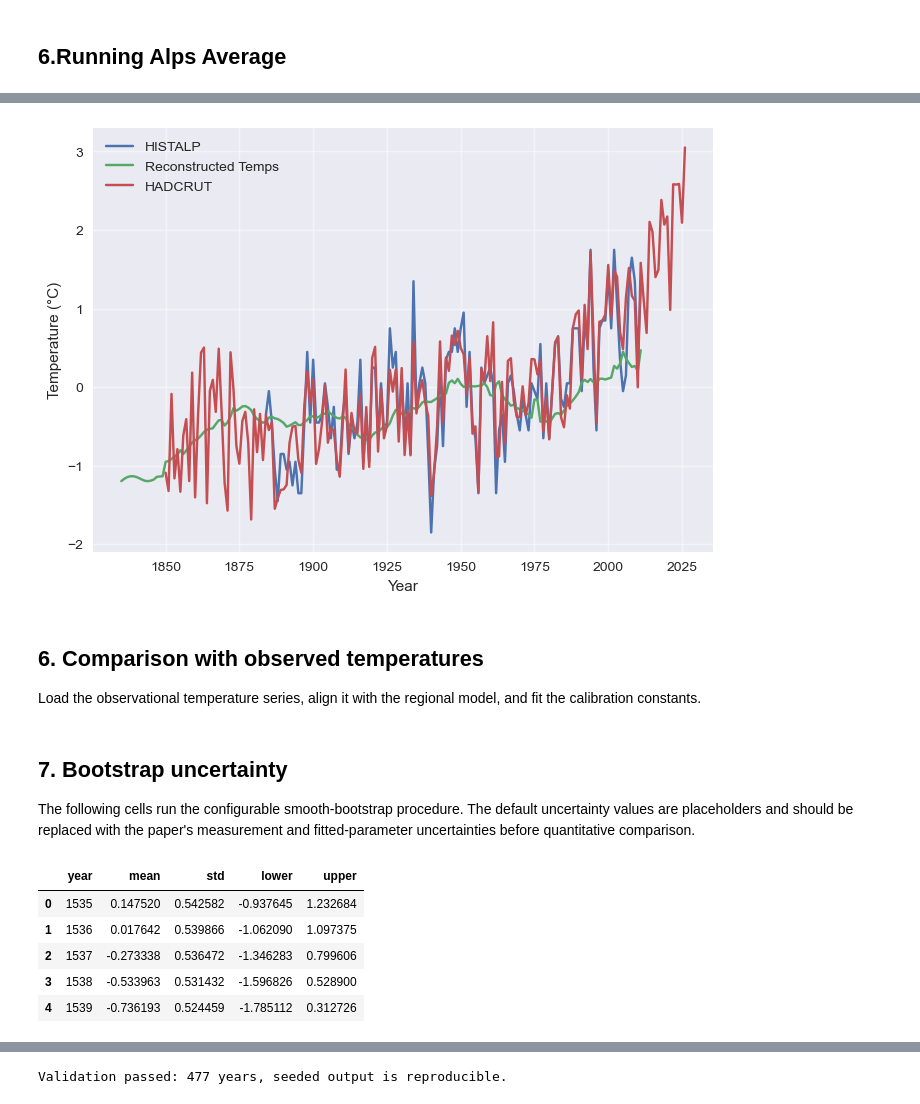
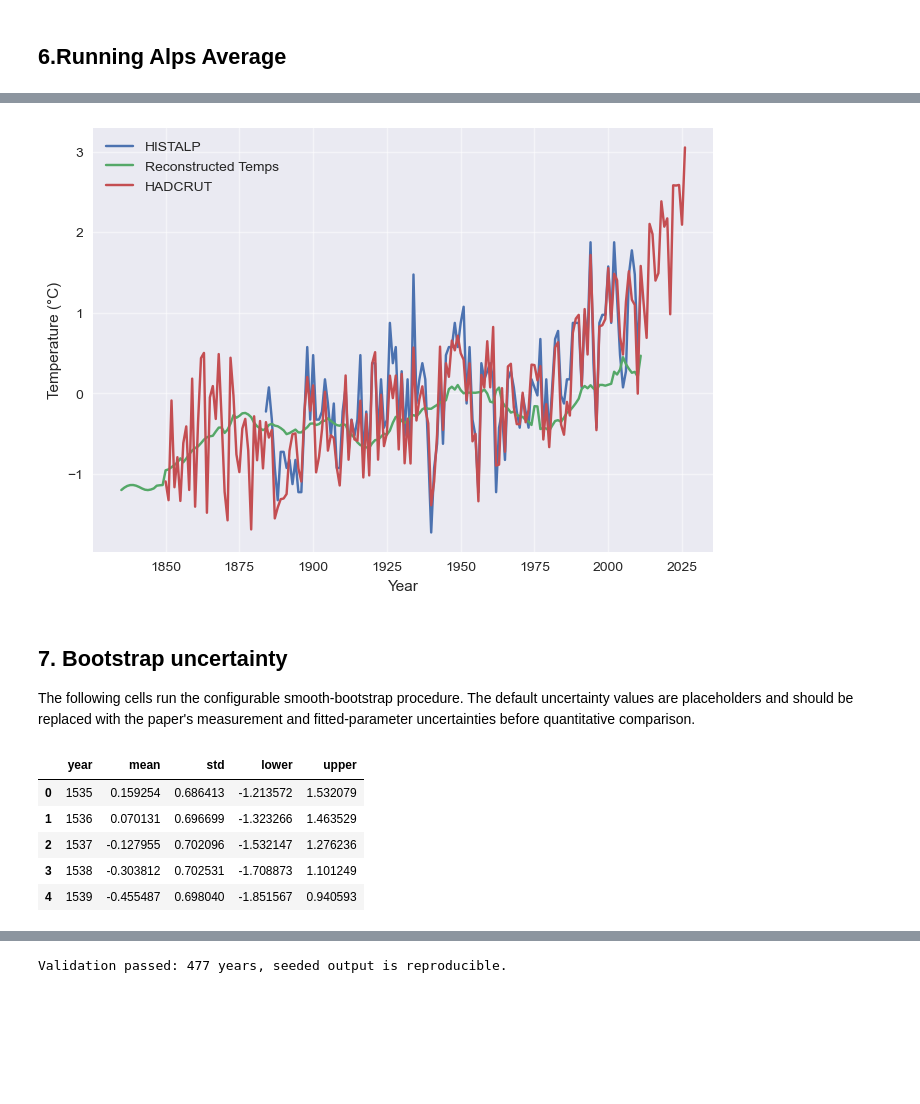
Before and after one commit to NikolajMunkKjaersgaard/EarthAndClimate, a Jupyter notebook: TemperatureReconstruction.ipynb, the cells around one changed output, grey strips where cells are left out. Drawn from its saved outputs; the diff is of its cells as text; code cells hidden in the pictures; blank space fills up the shorter version.

```diff
--- a/TemperatureReconstruction.ipynb
+++ b/TemperatureReconstruction.ipynb
@@ -205,11 +205,10 @@ def RunModel(id: float, const1 = c1, const2 = c2):
 
 Temp, ModelTime = RunModel(29, 0.001, 0.2)
 # %%
-coordinates = props.loc[ids, ["lat", "lon"]].to_numpy(dtype=float)
-latitudes = np.radians(coordinates[:, 0])
-longitudes = np.radians(coordinates[:, 1])
-#
-longitudes[None,:]-longitudes.reshape(1,-1)
+# coordinates = props.loc[ids, ["lat", "lon"]].to_numpy(dtype=float)
+# latitudes = np.radians(coordinates[:, 0])
+# longitudes = np.radians(coordinates[:, 1])
+# longitudes[None,:]-longitudes.reshape(1,-1)
 # %% [output]
 array([[0., 0., 0., 0., 0., 0., 0., 0., 0., 0., 0., 0., 0., 0., 0., 0.,
         0., 0., 0., 0., 0., 0., 0., 0., 0., 0., 0., 0., 0., 0., 0., 0.,
@@ -505,30 +421,49 @@ def load_histalp_temperature(
 # %%
+def load_histalp_temperature(
+    filepath,
+    column="jan-dec",
+    missing_value=999999,
+):
+    temperature_data = pd.read_csv(
+        filepath,
+        sep=";",
+        comment="#",
+        na_values=missing_value
+    )
+    years = temperature_data["year"].to_numpy(dtype=int)
+    temperatures = temperature_data[column].to_numpy(dtype=float) / 10.0
+    return years, temperatures
+
 true_time, true_temps = load_histalp_temperature(
     "HISTALP_AT_ADM_T01_1760_2030.csv",
-    column="jan-dec",
+    column="jan-dec"
 )
+
 HadcrutAlp = np.loadtxt('HADcrutAlps.txt')
 HadCrutTime = HadcrutAlp[:,0]
 HadCrutTemps = HadcrutAlp[:,1]
 
+temperature_data = np.genfromtxt("data.csv",delimiter=",",skip_header=2)
+TrueTemps = temperature_data[:, 1]
+TrueTime = temperature_data[:, 0]
+
+AlpsTime, AlpsTemp = RunWorldModel(0.00204,29, region=9)
+
+
 valid = np.isfinite(true_temps)
 true_temps = true_temps[valid]
 true_time = true_time[valid]
+
 #shift baseline period
-MeanMask = (true_time > 1945) & (true_time<1965)
+MeanMask = (true_time > 1961) & (true_time<1990)
 MeanTempShift = np.mean(true_temps[MeanMask])
 true_temps = true_temps-MeanTempShift
 plt.plot(true_time[:-14], true_temps[:-14] , label = 'HISTALP')
 plt.plot(AlpsTime[300:], AlpsTemp[300:], label = 'Reconstructed Temps')
 plt.plot(HadCrutTime, HadCrutTemps, label = 'HADCRUT')
 plt.xlabel("Year")
 plt.ylabel("Temperature (°C)")
 plt.legend()
 plt.show()
 # %% [output]
-[figure, old version]
+[figure, new version]
-# %% [markdown]
-
-## 6. Comparison with observed temperatures
-
-Load the observational temperature series, align it with the regional model, and fit the calibration constants.
@@ -622,15 +487,14 @@ bootstrap_result = bootstrap_temperature_ensemble(
     props,
     records,
     config=bootstrap_config,
-    region=9,
     distance_weighted=True,
 )
 
 bootstrap_result.head()
 # %% [output]
 |  | year | mean | std | lower | upper |
-| 0 | 1535 | 0.147520 | 0.542582 | -0.937645 | 1.232684 |
-| 1 | 1536 | 0.017642 | 0.539866 | -1.062090 | 1.097375 |
-| 2 | 1537 | -0.273338 | 0.536472 | -1.346283 | 0.799606 |
-| 3 | 1538 | -0.533963 | 0.531432 | -1.596826 | 0.528900 |
-| 4 | 1539 | -0.736193 | 0.524459 | -1.785112 | 0.312726 |
+| 0 | 1535 | 0.159254 | 0.686413 | -1.213572 | 1.532079 |
+| 1 | 1536 | 0.070131 | 0.696699 | -1.323266 | 1.463529 |
+| 2 | 1537 | -0.127955 | 0.702096 | -1.532147 | 1.276236 |
+| 3 | 1538 | -0.303812 | 0.702531 | -1.708873 | 1.101249 |
+| 4 | 1539 | -0.455487 | 0.698040 | -1.851567 | 0.940593 |
```
Also changed, not shown: parts of 15 cells of this notebook.
